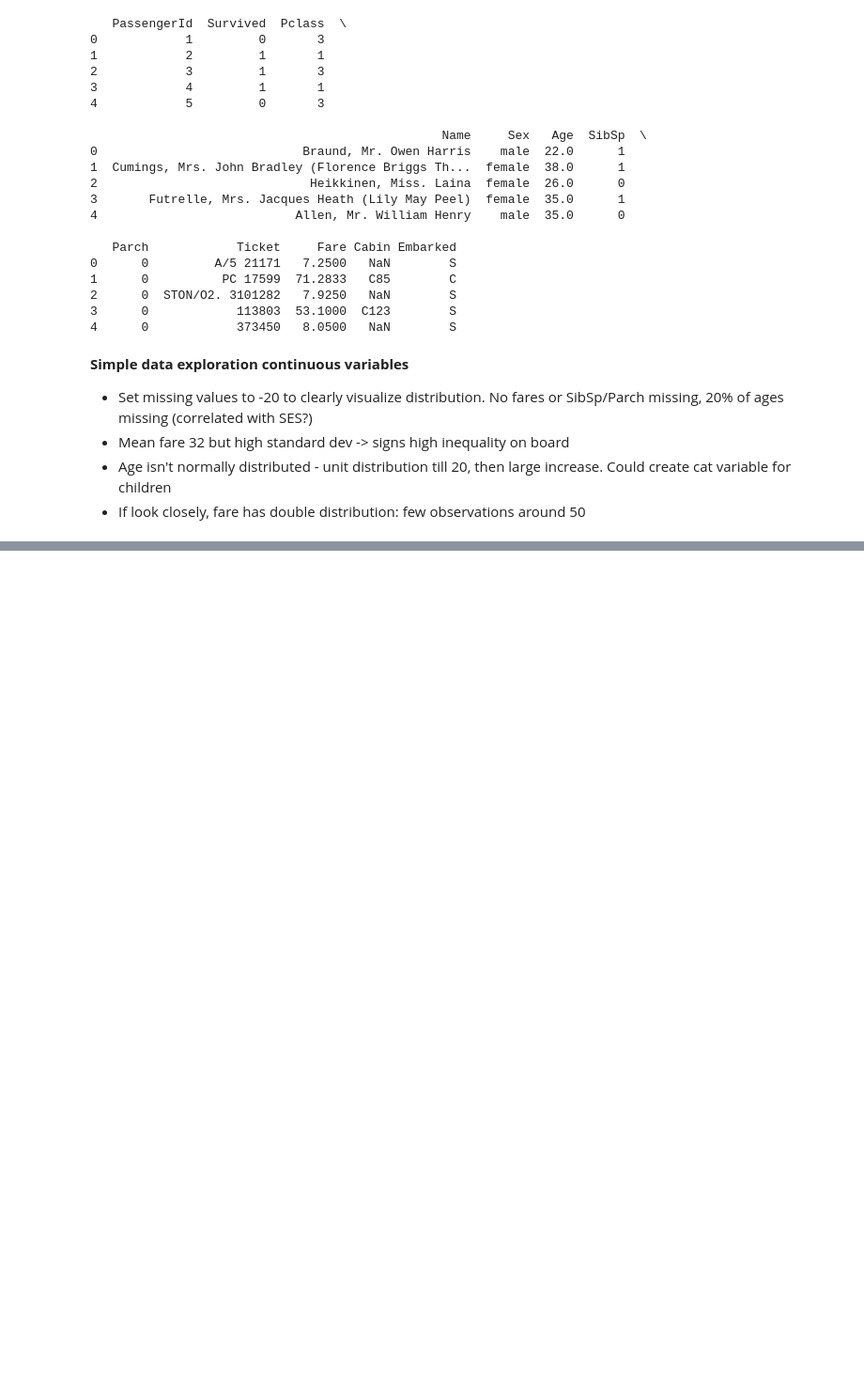
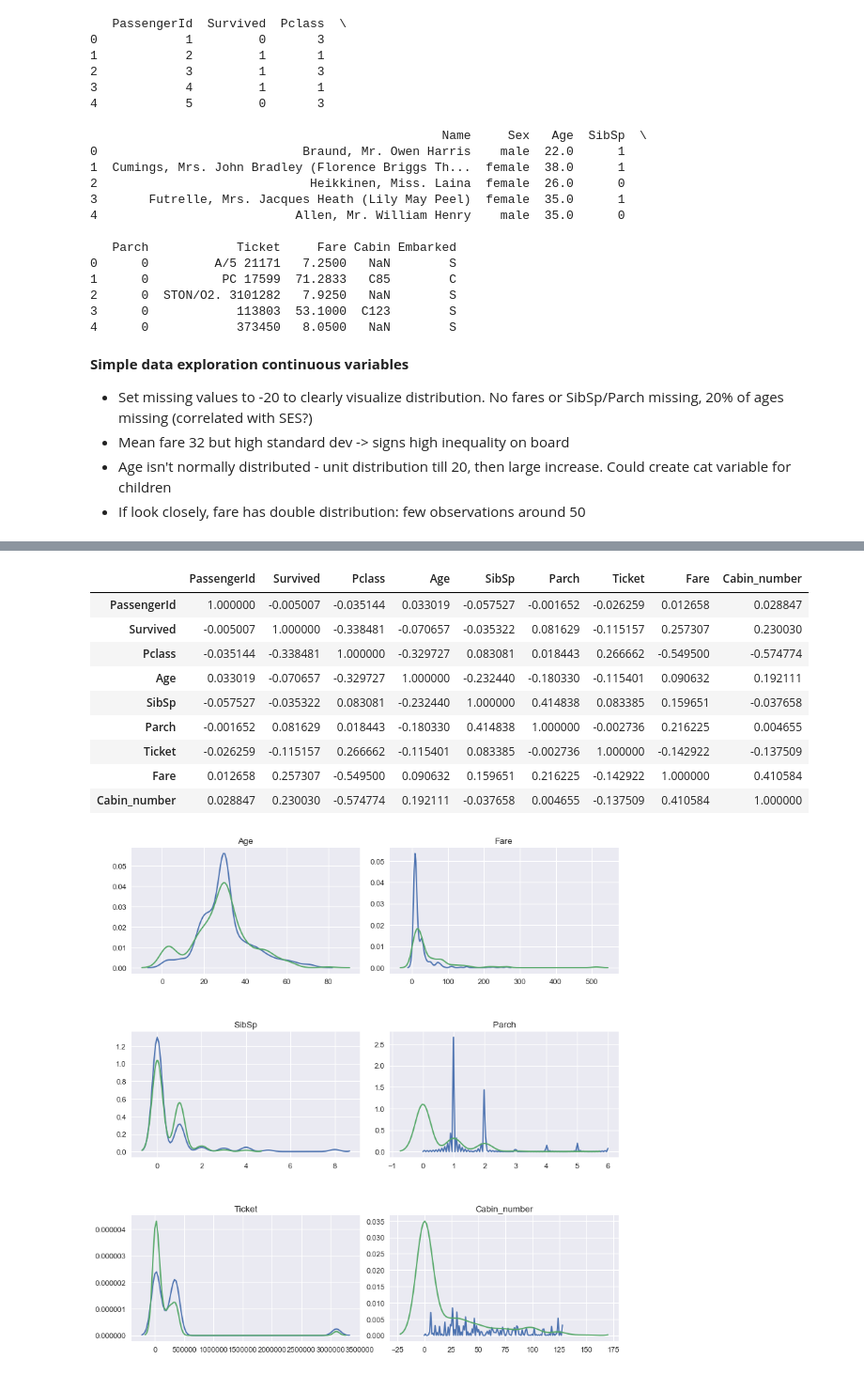
Before and after one commit to bacumin/Code_projects, a Jupyter notebook: Titanic modelling.ipynb, the cells around one changed output, grey strips where cells are left out. Shown: that part at 94% size. Cells and saved outputs as stored; diff of their text form; code cells hidden in the pictures; blank space fills up the shorter version.

```diff
--- a/Titanic modelling.ipynb
+++ b/Titanic modelling.ipynb
@@ -146,15 +176,0 @@ Survived
-# %%
-#print(df['Ticket_str'].value_counts())
-#Subset on PC, CA and STON?
-
-#Subset first character, subset <30 or >30.
-df['Cabin_letter']=df['Cabin'].str.slice(0,1)
-df['Cabin_number']=df['Cabin'].str.slice(1)
-print(df['Cabin_number'])
-
-#Subset first character, subset <30 or >30.
-ticket_tuples=df['Cabin'].str.split(' ')
-subset=pd.Series(ticket_tuples.str[1])
-df['Cabin_letter']=subset.str.slice(0,1)
-#df['Cabin_number']=subset.str.slice(1,3)
-print(df['Cabin_number'])
@@ -178,0 +186,32 @@ Name: Cabin_number, dtype: object
+# %%
+import warnings
+warnings.filterwarnings('ignore')
+
+subset_1=df[df['Survived']==1]
+subset_0=df[df['Survived']==0]
+
+#Which variables look interesting?
+fig1, axs1 = plt.subplots(3,2, figsize=(10,10),dpi=80, squeeze=False)
+fig1.tight_layout(h_pad=5.0)
+
+for ax1,i in zip(axs1, range(3)):
+    for column, j in zip(continuous[2*i:2*(i+1)], range(2)):
+        x0=subset_0[column].values
+        x1=subset_1[column].values
+        g=sns.distplot(x0,hist=False, norm_hist=False, ax=ax1[j])
+        g=sns.distplot(x1,hist=False, ax=ax1[j])
+        g.axes.set_title(column)
+
+df.corr()
+# %% [output]
+|  | PassengerId | Survived | Pclass | Age | SibSp | Parch | Ticket | Fare | Cabin_number |
+| PassengerId | 1.000000 | -0.005007 | -0.035144 | 0.033019 | -0.057527 | -0.001652 | -0.026259 | 0.012658 | 0.028847 |
+| Survived | -0.005007 | 1.000000 | -0.338481 | -0.070657 | -0.035322 | 0.081629 | -0.115157 | 0.257307 | 0.230030 |
+| Pclass | -0.035144 | -0.338481 | 1.000000 | -0.329727 | 0.083081 | 0.018443 | 0.266662 | -0.549500 | -0.574774 |
+| Age | 0.033019 | -0.070657 | -0.329727 | 1.000000 | -0.232440 | -0.180330 | -0.115401 | 0.090632 | 0.192111 |
+| SibSp | -0.057527 | -0.035322 | 0.083081 | -0.232440 | 1.000000 | 0.414838 | 0.083385 | 0.159651 | -0.037658 |
+| Parch | -0.001652 | 0.081629 | 0.018443 | -0.180330 | 0.414838 | 1.000000 | -0.002736 | 0.216225 | 0.004655 |
+| Ticket | -0.026259 | -0.115157 | 0.266662 | -0.115401 | 0.083385 | -0.002736 | 1.000000 | -0.142922 | -0.137509 |
+| Fare | 0.012658 | 0.257307 | -0.549500 | 0.090632 | 0.159651 | 0.216225 | -0.142922 | 1.000000 | 0.410584 |
+| Cabin_number | 0.028847 | 0.230030 | -0.574774 | 0.192111 | -0.037658 | 0.004655 | -0.137509 | 0.410584 | 1.000000 |
+[figure, added]
```
Also changed, not shown: parts of 26 cells of this notebook.
